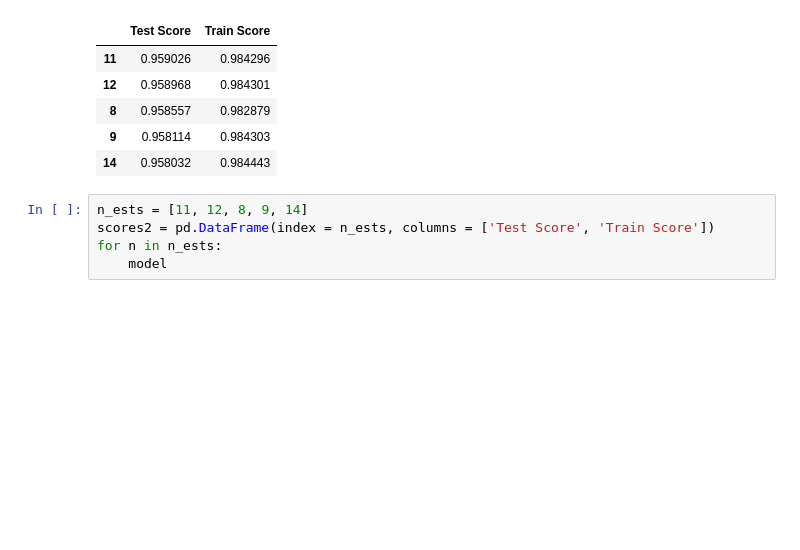
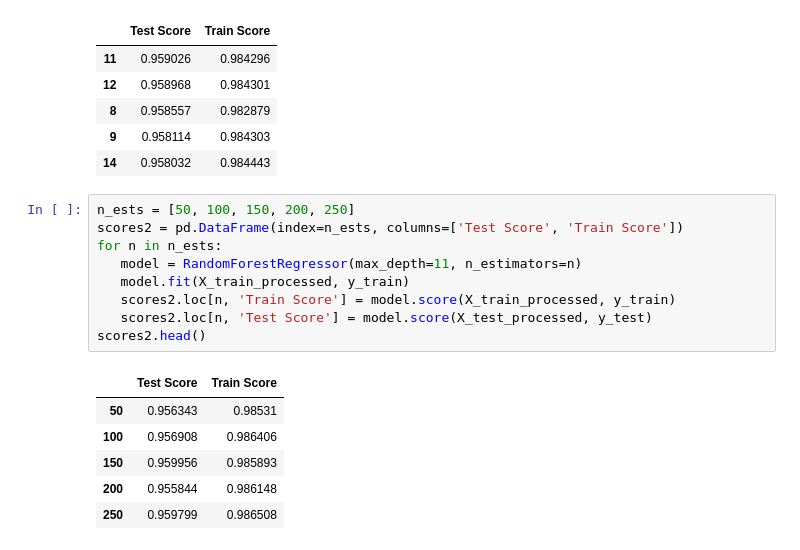
Before and after one commit to nathandhawale/Car-Price-Prediction, a Jupyter notebook: carprice.ipynb, the cells around one changed output. Saved outputs shown, nothing was run; the diff lists cells and outputs as text; blank space fills up the shorter version.

```diff
--- a/carprice.ipynb
+++ b/carprice.ipynb
@@ -350,7 +355,18 @@ sorted_scores.head()
 | 9 | 0.958114 | 0.984303 |
 | 14 | 0.958032 | 0.984443 |
 # %%
-n_ests = [11, 12, 8, 9, 14]
-scores2 = pd.DataFrame(index = n_ests, columns = ['Test Score', 'Train Score'])
+n_ests = [50, 100, 150, 200, 250]
+scores2 = pd.DataFrame(index=n_ests, columns=['Test Score', 'Train Score'])
 for n in n_ests:
-    model
+   model = RandomForestRegressor(max_depth=11, n_estimators=n)
+   model.fit(X_train_processed, y_train)
+   scores2.loc[n, 'Train Score'] = model.score(X_train_processed, y_train)
+   scores2.loc[n, 'Test Score'] = model.score(X_test_processed, y_test)
+scores2.head()
+# %% [output]
+|  | Test Score | Train Score |
+| 50 | 0.956343 | 0.98531 |
+| 100 | 0.956908 | 0.986406 |
+| 150 | 0.959956 | 0.985893 |
+| 200 | 0.955844 | 0.986148 |
+| 250 | 0.959799 | 0.986508 |
```
Also changed, not shown: parts of 5 cells of this notebook.
